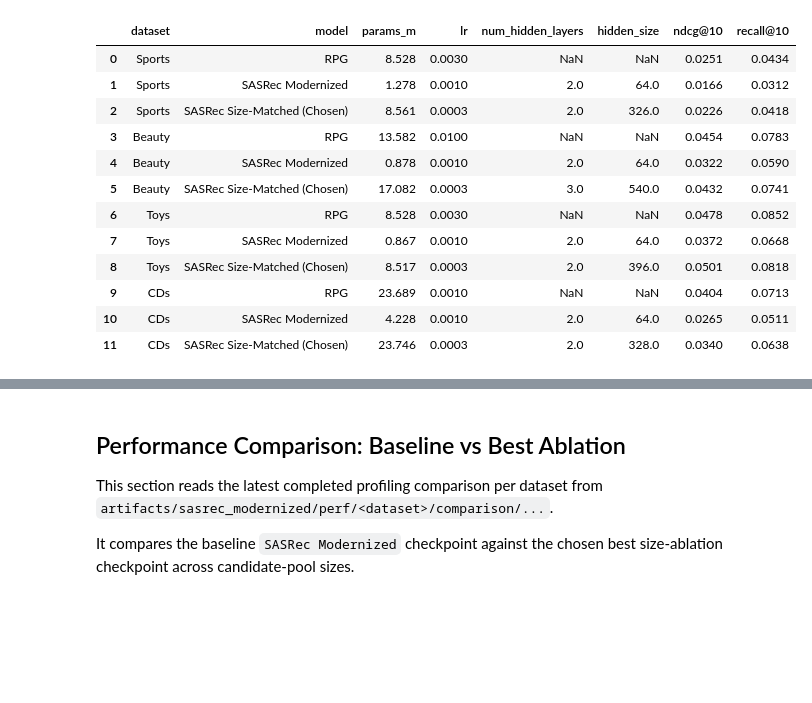
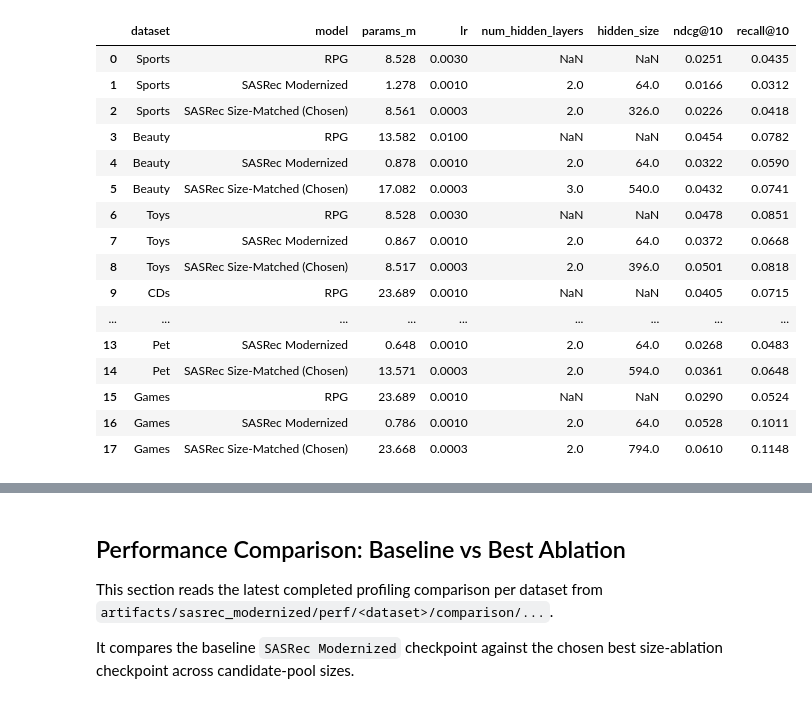
Before and after one commit to NiccoloCase/RPG-uva, a Jupyter notebook: notebooks/size_ablation_comparison.ipynb, the cells around one changed output, grey strips where cells are left out. Cells and saved outputs as stored; diff of their text form; code cells hidden in the pictures; blank space fills up the shorter version.

```diff
--- a/notebooks/size_ablation_comparison.ipynb
+++ b/notebooks/size_ablation_comparison.ipynb
@@ -330,22 +431,47 @@ def build_headline_rows() -> tuple[list[dict[str, object]], list[str]]:
         n_items = int(json.loads((ROOT / "artifacts" / "sasrec" / "data" / raw_name / "summary.json").read_text(encoding="utf-8"))["n_items"])
 
         base_dir = ROOT / "output" / "reproduction" / "sasrec_modernized" / meta["slug"]
-        base_candidates = sorted(base_dir.glob("*train*.out"))
+        if not base_dir.is_dir():
+            base_dir = ROOT / "output" / "new_datasets" / "sasrec_modernized" / meta["slug"]
+        base_candidates = sorted(base_dir.glob("*train*.out")) if base_dir.is_dir() else []
         base_output = None
         for path in base_candidates:
             if parse_sasrec_output(path) is not None:
                 base_output = path
-        if base_output is None:
-            issues.append(f"Missing baseline SASRec Modernized output for {label}.")
-            continue
-        base_parsed = parse_sasrec_output(base_output)
+        if base_output is not None:
+            base_parsed = parse_sasrec_output(base_output)
+        else:
+            log_path = ROOT / "artifacts" / "sasrec_modernized" / "logs" / f"sasrec_modernized_{meta['slug']}.log"
+            base_parsed = parse_sasrec_log_summary(log_path) if log_path.is_file() else None
+            if base_parsed is None:
+                issues.append(f"Missing baseline SASRec Modernized output for {label}.")
+                continue
+
+        rpg_preset_path = ROOT / "configs" / "rpg" / "repro" / f"{meta['slug']}.yaml"
+        if not rpg_preset_path.is_file():
+            rpg_preset_path = ROOT / "configs" / "rpg" / "new_datasets" / f"{meta['slug']}.yaml"
+        rpg_preset = yaml.safe_load(rpg_preset_path.read_text(encoding="utf-8"))
 
         rpg_log = pick_rpg_log(meta["slug"])
-        if rpg_log is None:
-            issues.append(f"Missing RPG log for {label}.")
-            continue
-        rpg_metrics = parse_rpg_test_metrics(rpg_log)
-        rpg_preset = yaml.safe_load((ROOT / "configs" / "rpg" / "repro" / f"{meta['slug']}.yaml").read_text(encoding="utf-8"))
+        if rpg_log is not None:
+            rpg_metrics = parse_rpg_test_metrics(rpg_log)
+        else:
+            eval_seeds_sessions = []
+            for track in ("released_readme", "new_datasets"):
+                eval_seeds_root = ROOT / "artifacts" / "rpg" / "eval_seeds" / track / meta["slug"]
+                if eval_seeds_root.is_dir():
+                    eval_seeds_sessions = sorted(eval_seeds_root.glob("2026*"))
+                    if eval_seeds_sessions:
+                        break
+            if not eval_seeds_sessions:
+                issues.append(f"Missing RPG log/eval_seeds summary for {label}.")
+                continue
+            rpg_summary = json.loads((eval_seeds_sessions[-1] / "summary.json").read_text(encoding="utf-8"))
+            rpg_metrics = {
+                entry["metric"]: entry["final_user_avg"]
+                for entry in rpg_summary["metric_summary"]
+                if entry["metric"] in ("ndcg@10", "recall@10")
+            }
         chosen = chosen_lookup.get(label)
         if chosen is None:
             issues.append(f"Missing chosen tuned SASRec config for {label}.")
@@ -399,45 +525,49 @@ def build_headline_rows() -> tuple[list[dict[str, object]], list[str]]:
 
 headline_rows, headline_issues = build_headline_rows()
 for issue in headline_issues:
     print(f"- {issue}")
 
 if pd is not None:
     headline_df = pd.DataFrame(headline_rows)
     headline_df["dataset"] = pd.Categorical(headline_df["dataset"], categories=DATASET_ORDER, ordered=True)
     headline_df["model"] = pd.Categorical(headline_df["model"], categories=HEADLINE_MODEL_ORDER, ordered=True)
     headline_df = headline_df.sort_values(["dataset", "model"]).reset_index(drop=True)
     display(
         headline_df[
             [
                 "dataset",
                 "model",
                 "params_m",
                 "lr",
                 "num_hidden_layers",
                 "hidden_size",
                 "ndcg@10",
                 "recall@10",
             ]
         ].round({"params_m": 3, "lr": 6, "ndcg@10": 4, "recall@10": 4})
     )
 else:
     headline_df = headline_rows
     for row in headline_rows:
         print(row)
 # %% [output]
 |  | dataset | model | params_m | lr | num_hidden_layers | hidden_size | ndcg@10 | recall@10 |
-| 0 | Sports | RPG | 8.528 | 0.0030 | NaN | NaN | 0.0251 | 0.0434 |
+| 0 | Sports | RPG | 8.528 | 0.0030 | NaN | NaN | 0.0251 | 0.0435 |
 | 1 | Sports | SASRec Modernized | 1.278 | 0.0010 | 2.0 | 64.0 | 0.0166 | 0.0312 |
 | 2 | Sports | SASRec Size-Matched (Chosen) | 8.561 | 0.0003 | 2.0 | 326.0 | 0.0226 | 0.0418 |
-| 3 | Beauty | RPG | 13.582 | 0.0100 | NaN | NaN | 0.0454 | 0.0783 |
+| 3 | Beauty | RPG | 13.582 | 0.0100 | NaN | NaN | 0.0454 | 0.0782 |
 | 4 | Beauty | SASRec Modernized | 0.878 | 0.0010 | 2.0 | 64.0 | 0.0322 | 0.0590 |
 | 5 | Beauty | SASRec Size-Matched (Chosen) | 17.082 | 0.0003 | 3.0 | 540.0 | 0.0432 | 0.0741 |
-| 6 | Toys | RPG | 8.528 | 0.0030 | NaN | NaN | 0.0478 | 0.0852 |
+| 6 | Toys | RPG | 8.528 | 0.0030 | NaN | NaN | 0.0478 | 0.0851 |
 | 7 | Toys | SASRec Modernized | 0.867 | 0.0010 | 2.0 | 64.0 | 0.0372 | 0.0668 |
 | 8 | Toys | SASRec Size-Matched (Chosen) | 8.517 | 0.0003 | 2.0 | 396.0 | 0.0501 | 0.0818 |
-| 9 | CDs | RPG | 23.689 | 0.0010 | NaN | NaN | 0.0404 | 0.0713 |
-| 10 | CDs | SASRec Modernized | 4.228 | 0.0010 | 2.0 | 64.0 | 0.0265 | 0.0511 |
-| 11 | CDs | SASRec Size-Matched (Chosen) | 23.746 | 0.0003 | 2.0 | 328.0 | 0.0340 | 0.0638 |
+| 9 | CDs | RPG | 23.689 | 0.0010 | NaN | NaN | 0.0405 | 0.0715 |
+| ... | ... | ... | ... | ... | ... | ... | ... | ... |
+| 13 | Pet | SASRec Modernized | 0.648 | 0.0010 | 2.0 | 64.0 | 0.0268 | 0.0483 |
+| 14 | Pet | SASRec Size-Matched (Chosen) | 13.571 | 0.0003 | 2.0 | 594.0 | 0.0361 | 0.0648 |
+| 15 | Games | RPG | 23.689 | 0.0010 | NaN | NaN | 0.0290 | 0.0524 |
+| 16 | Games | SASRec Modernized | 0.786 | 0.0010 | 2.0 | 64.0 | 0.0528 | 0.1011 |
+| 17 | Games | SASRec Size-Matched (Chosen) | 23.668 | 0.0003 | 2.0 | 794.0 | 0.0610 | 0.1148 |
 # %%
 if pd is None:
     raise RuntimeError("pandas is required for the plotting cells in this notebook.")
```
Also changed, not shown: parts of 11 cells of this notebook, 8 other files.
